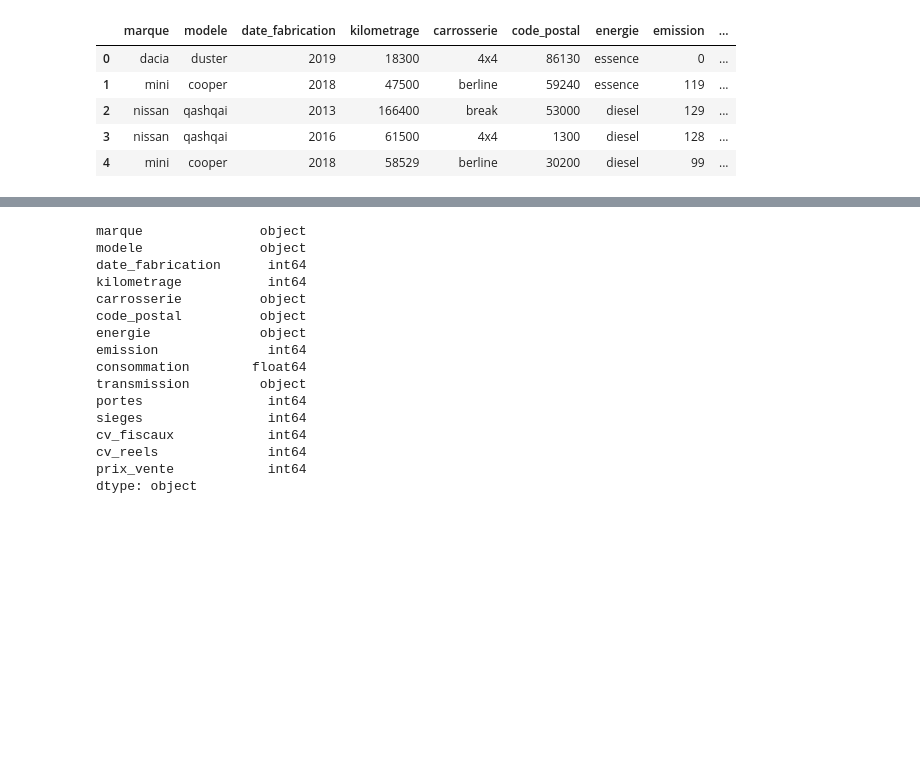
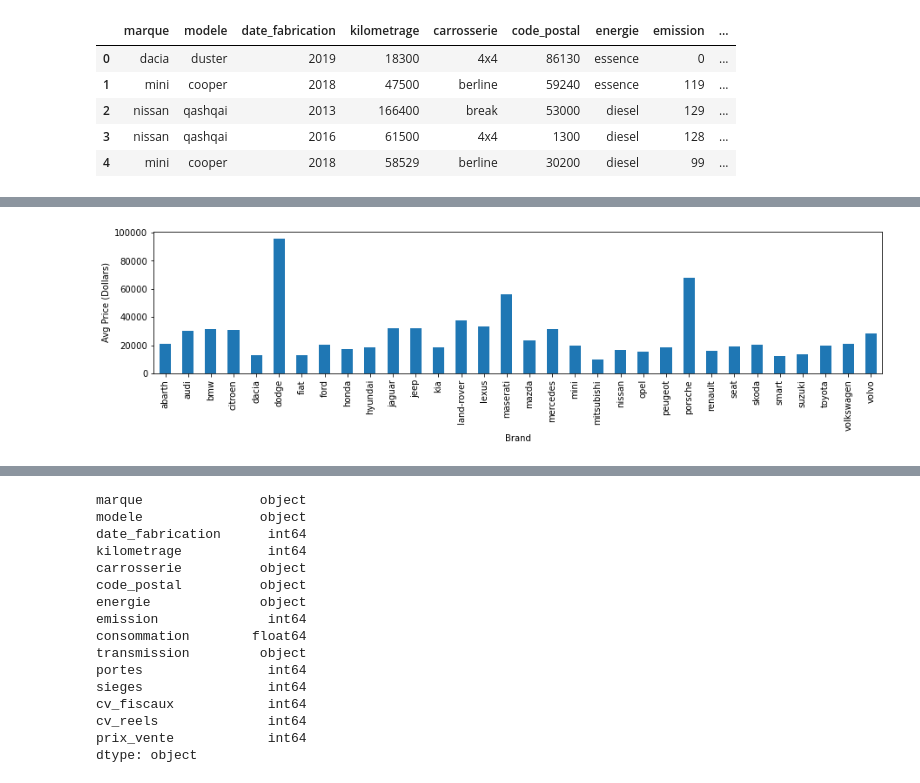
Before and after one commit to dia36u/IAParuVendu_Groupe2, a Jupyter notebook: Modele_IA/IA.ipynb, the cells around one changed output, grey strips where cells are left out. Cells and saved outputs as stored; diff of their text form; code cells hidden in the pictures; blank space fills up the shorter version.

```diff
--- a/Modele_IA/IA.ipynb
+++ b/Modele_IA/IA.ipynb
@@ -29,0 +42,9 @@ df.head()
+# %%
+df_comp_avg_price = df[['marque','prix_vente']].groupby("marque", as_index = False).mean().rename(columns={'prix_vente':'brand_avg_price'})
+plt1 = df_comp_avg_price.plot(x = 'marque', kind='bar',legend = False, sort_columns = True, figsize = (15,3))
+plt1.set_xlabel("Brand")
+plt1.set_ylabel("Avg Price (Dollars)")
+plt.xticks(rotation = 90)
+plt.show()
+# %% [output]
+[figure, added]
```
Also changed, not shown: parts of 21 cells of this notebook, 1 other file.
